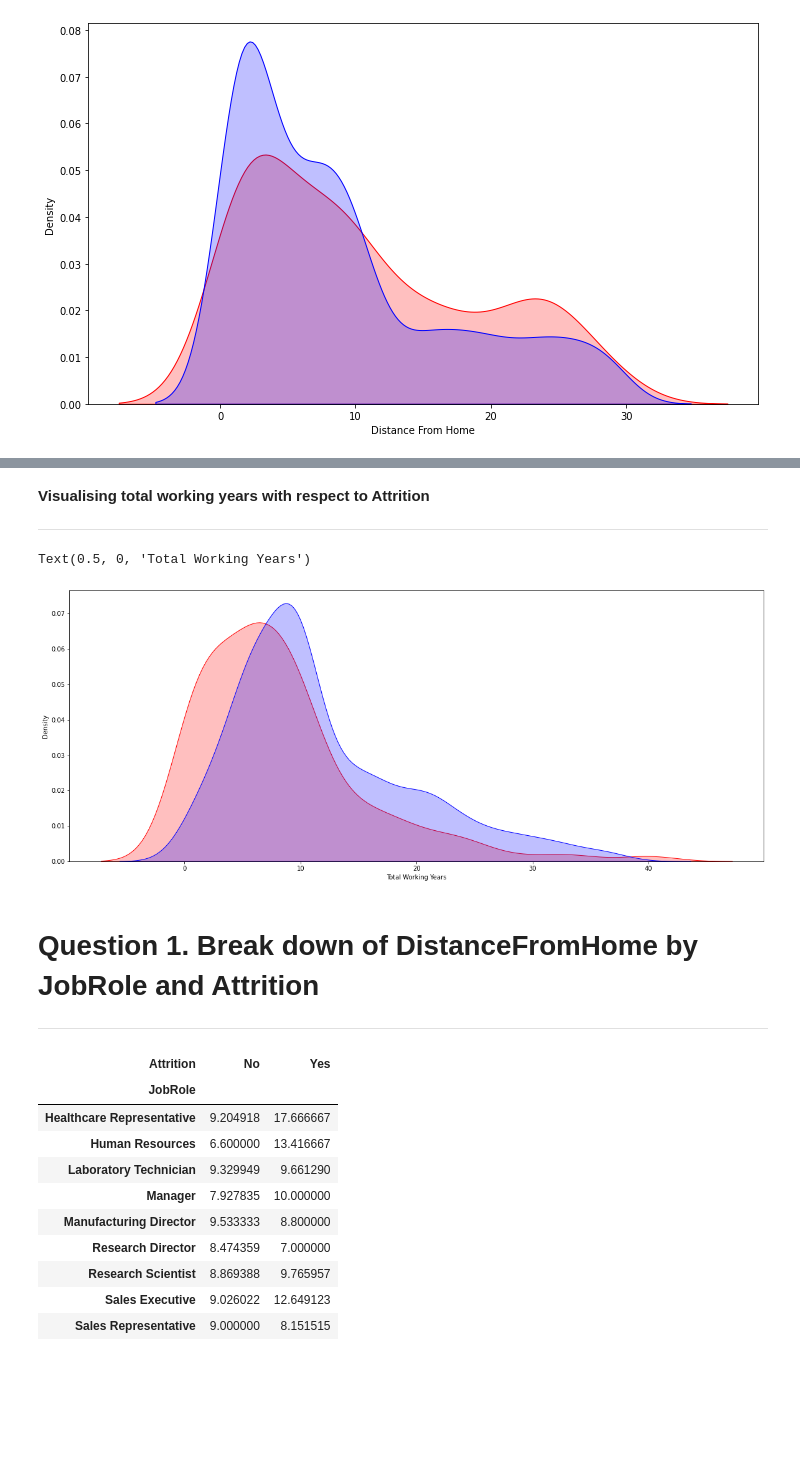
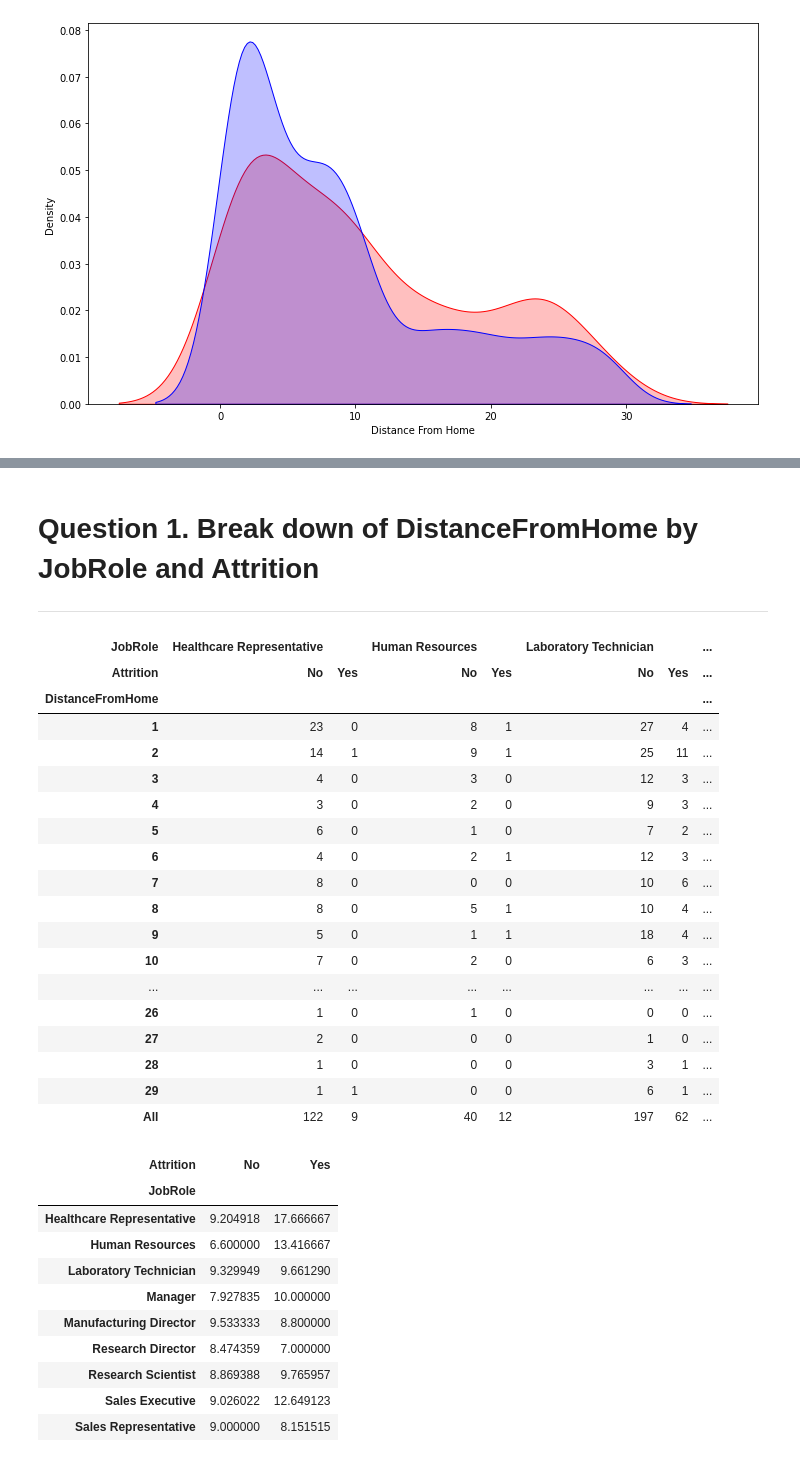
Before and after one commit to SusanCloy/test_repo, a Jupyter notebook: ibm_attrition_analysis.ipynb, the cells around one changed output, grey strips where cells are left out. Cells and saved outputs as stored; diff of their text form; code cells hidden in the pictures; blank space fills up the shorter version.

```diff
--- a/ibm_attrition_analysis.ipynb
+++ b/ibm_attrition_analysis.ipynb
@@ -378,17 +214,27 @@ Text(0.5, 0, 'Years With Current Manager')
-# %% [markdown]
-**Visualising total working years with respect to Attrition**
-
----
-# %%
-sns.kdeplot(ibm['TotalWorkingYears'][ibm.Attrition == 'Yes'], label = 'Employees who left', shade = True, color = 'r')
-sns.kdeplot(ibm['TotalWorkingYears'][ibm.Attrition == 'No'], label = 'Employees who Stayed', shade = True, color = 'b')
-
-plt.xlabel('Total Working Years')
-# %% [output]
-Text(0.5, 0, 'Total Working Years')
-[figure, removed]
 # %% [markdown]
 # Question 1. Break down of DistanceFromHome by JobRole and Attrition
 
 ---
+# %%
+display(pd.crosstab(ibm.DistanceFromHome, [ibm.JobRole, ibm.Attrition], margins=True))
+# %% [output]
+| JobRole | Healthcare Representative |  | Human Resources |  | Laboratory Technician |  | ... |
+| Attrition | No | Yes | No | Yes | No | Yes | ... |
+| DistanceFromHome |  |  |  |  |  |  | ... |
+| 1 | 23 | 0 | 8 | 1 | 27 | 4 | ... |
+| 2 | 14 | 1 | 9 | 1 | 25 | 11 | ... |
+| 3 | 4 | 0 | 3 | 0 | 12 | 3 | ... |
+| 4 | 3 | 0 | 2 | 0 | 9 | 3 | ... |
+| 5 | 6 | 0 | 1 | 0 | 7 | 2 | ... |
+| 6 | 4 | 0 | 2 | 1 | 12 | 3 | ... |
+| 7 | 8 | 0 | 0 | 0 | 10 | 6 | ... |
+| 8 | 8 | 0 | 5 | 1 | 10 | 4 | ... |
+| 9 | 5 | 0 | 1 | 1 | 18 | 4 | ... |
+| 10 | 7 | 0 | 2 | 0 | 6 | 3 | ... |
+| ... | ... | ... | ... | ... | ... | ... | ... |
+| 26 | 1 | 0 | 1 | 0 | 0 | 0 | ... |
+| 27 | 2 | 0 | 0 | 0 | 1 | 0 | ... |
+| 28 | 1 | 0 | 0 | 0 | 3 | 1 | ... |
+| 29 | 1 | 1 | 0 | 0 | 6 | 1 | ... |
+| All | 122 | 9 | 40 | 12 | 197 | 62 | ... |
 # %%
```
Also changed, not shown: parts of 43 cells of this notebook.
